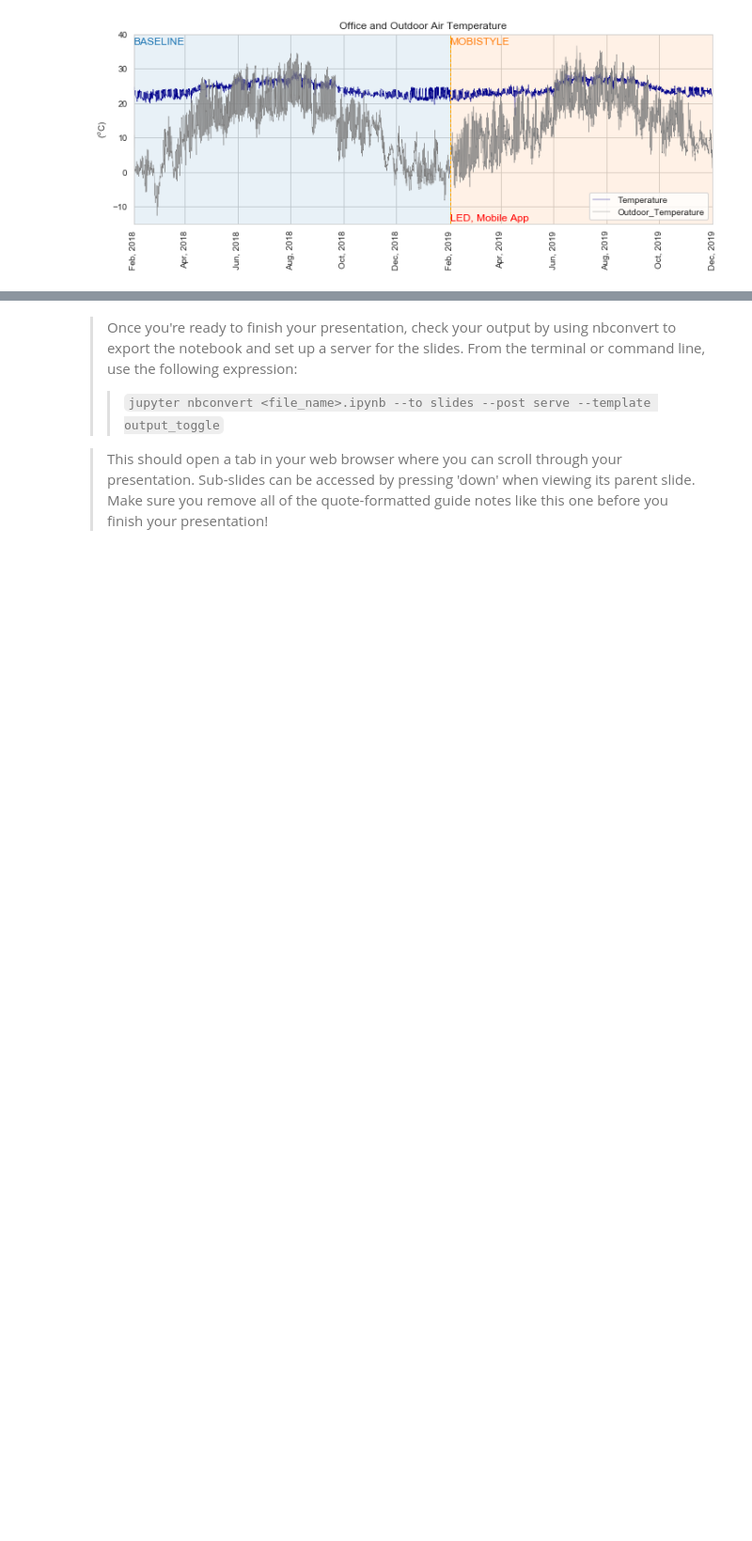
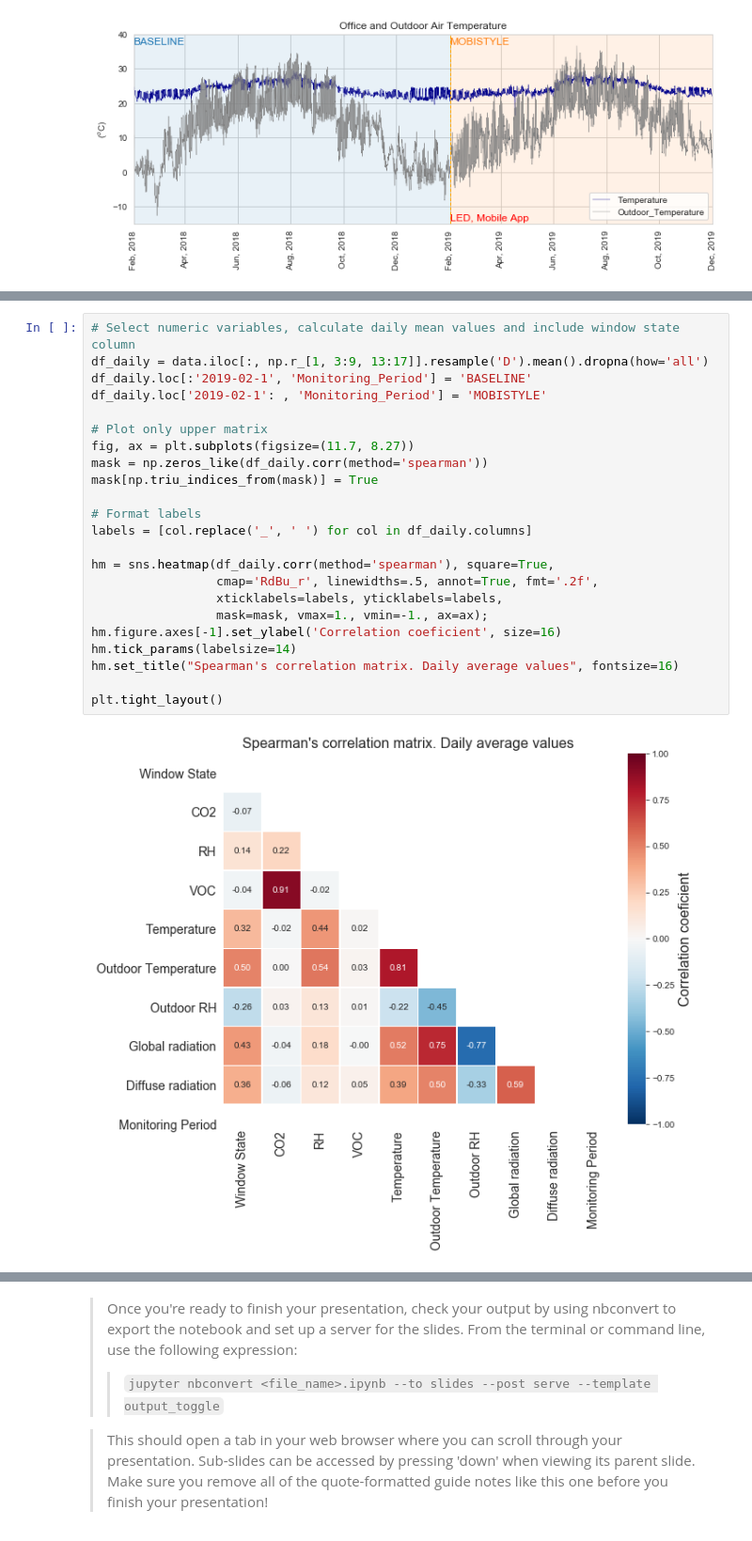
Before and after one commit to SVGoogle/EDA-project, a Jupyter notebook: data_presentation.ipynb, the cells around one changed output, grey strips where cells are left out. Shown: that part at 94% size. Cells and saved outputs as stored; diff of their text form; blank space fills up the shorter version.

```diff
--- a/data_presentation.ipynb
+++ b/data_presentation.ipynb
@@ -143,0 +169,25 @@ but feel free to add more if you'd like!
+# %%
+# Select numeric variables, calculate daily mean values and include window state column
+df_daily = data.iloc[:, np.r_[1, 3:9, 13:17]].resample('D').mean().dropna(how='all')
+df_daily.loc[:'2019-02-1', 'Monitoring_Period'] = 'BASELINE'
+df_daily.loc['2019-02-1': , 'Monitoring_Period'] = 'MOBISTYLE'
+
+# Plot only upper matrix
+fig, ax = plt.subplots(figsize=(11.7, 8.27))
+mask = np.zeros_like(df_daily.corr(method='spearman'))
+mask[np.triu_indices_from(mask)] = True
+
+# Format labels
+labels = [col.replace('_', ' ') for col in df_daily.columns]
+
+hm = sns.heatmap(df_daily.corr(method='spearman'), square=True,
+                 cmap='RdBu_r', linewidths=.5, annot=True, fmt='.2f',
+                 xticklabels=labels, yticklabels=labels,
+                 mask=mask, vmax=1., vmin=-1., ax=ax);
+hm.figure.axes[-1].set_ylabel('Correlation coeficient', size=16)
+hm.tick_params(labelsize=14)
+hm.set_title("Spearman's correlation matrix. Daily average values", fontsize=16)
+
+plt.tight_layout()
+# %% [output]
+[figure, added]
```
Also changed, not shown: parts of 17 cells of this notebook, 1 other file.
